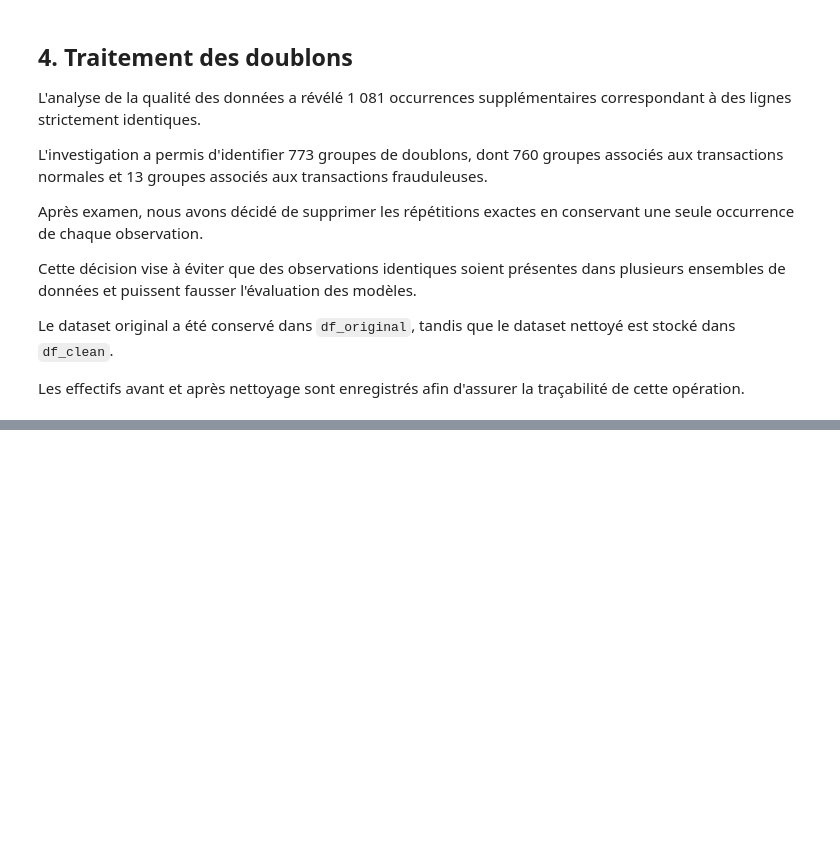
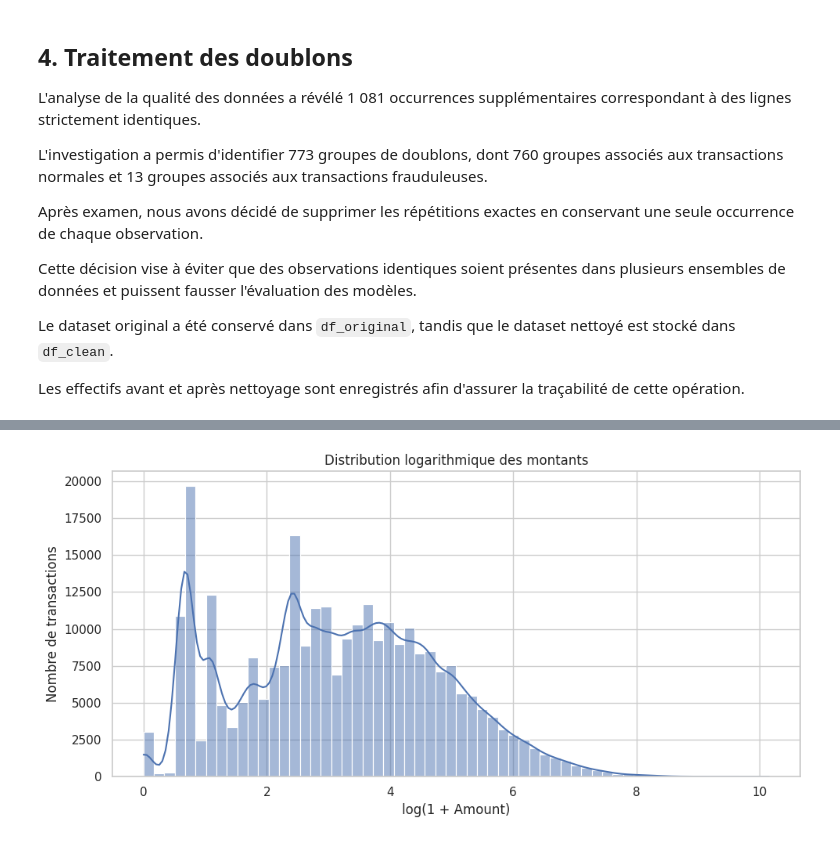
Before and after one commit to Freddykaseya/groupe-03-IADS, a Jupyter notebook: notebooks/Credit_Card_Fraud_Detection_Group03.ipynb, the cells around one changed output, grey strips where cells are left out. Saved outputs shown, nothing was run; the diff lists cells and outputs as text; code cells hidden in the pictures; blank space fills up the shorter version.

```diff
--- a/notebooks/Credit_Card_Fraud_Detection_Group03.ipynb
+++ b/notebooks/Credit_Card_Fraud_Detection_Group03.ipynb
@@ -524,0 +613,20 @@ traçabilité de cette opération.
+# %%
+# Transformation logarithmique pour la visualisation uniquement
+amount_log = np.log1p(df_clean["Amount"])
+
+plt.figure(figsize=(10, 5))
+
+sns.histplot(
+    amount_log,
+    bins=60,
+    kde=True
+)
+
+plt.title("Distribution logarithmique des montants")
+plt.xlabel("log(1 + Amount)")
+plt.ylabel("Nombre de transactions")
+
+plt.tight_layout()
+plt.show()
+# %% [output]
+[figure, added]
```
Also changed, not shown: parts of 36 cells of this notebook.
